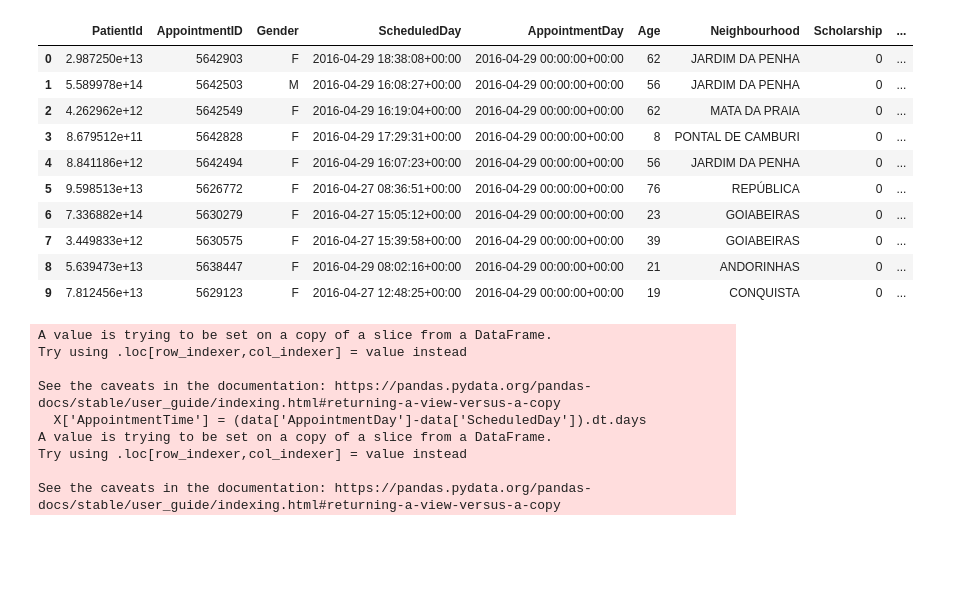
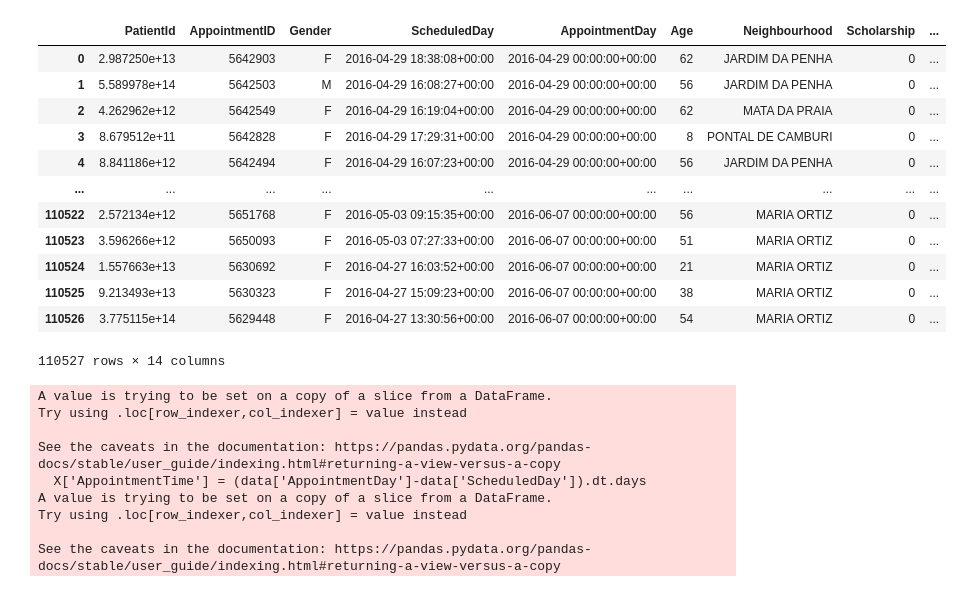
Before and after one commit to AMOGHA1140/24074032_CSOC_IG, a Jupyter notebook: vanilla_neural_networks/my_model.ipynb, the cells around one changed output. Drawn from its saved outputs; the diff is of its cells as text; code cells hidden in the pictures; blank space fills up the shorter version.

```diff
--- a/vanilla_neural_networks/my_model.ipynb
+++ b/vanilla_neural_networks/my_model.ipynb
@@ -8,17 +8,19 @@ from sklearn.preprocessing import StandardScaler
 # %%
 data = pd.read_csv("./dataset.csv", parse_dates=['ScheduledDay', 'AppointmentDay'])
 # %%
-data.head(10)
+data
 # %% [output]
 |  | PatientId | AppointmentID | Gender | ScheduledDay | AppointmentDay | Age | Neighbourhood | Scholarship | ... |
 | 0 | 2.987250e+13 | 5642903 | F | 2016-04-29 18:38:08+00:00 | 2016-04-29 00:00:00+00:00 | 62 | JARDIM DA PENHA | 0 | ... |
 | 1 | 5.589978e+14 | 5642503 | M | 2016-04-29 16:08:27+00:00 | 2016-04-29 00:00:00+00:00 | 56 | JARDIM DA PENHA | 0 | ... |
 | 2 | 4.262962e+12 | 5642549 | F | 2016-04-29 16:19:04+00:00 | 2016-04-29 00:00:00+00:00 | 62 | MATA DA PRAIA | 0 | ... |
 | 3 | 8.679512e+11 | 5642828 | F | 2016-04-29 17:29:31+00:00 | 2016-04-29 00:00:00+00:00 | 8 | PONTAL DE CAMBURI | 0 | ... |
 | 4 | 8.841186e+12 | 5642494 | F | 2016-04-29 16:07:23+00:00 | 2016-04-29 00:00:00+00:00 | 56 | JARDIM DA PENHA | 0 | ... |
-| 5 | 9.598513e+13 | 5626772 | F | 2016-04-27 08:36:51+00:00 | 2016-04-29 00:00:00+00:00 | 76 | REPÚBLICA | 0 | ... |
-| 6 | 7.336882e+14 | 5630279 | F | 2016-04-27 15:05:12+00:00 | 2016-04-29 00:00:00+00:00 | 23 | GOIABEIRAS | 0 | ... |
-| 7 | 3.449833e+12 | 5630575 | F | 2016-04-27 15:39:58+00:00 | 2016-04-29 00:00:00+00:00 | 39 | GOIABEIRAS | 0 | ... |
-| 8 | 5.639473e+13 | 5638447 | F | 2016-04-29 08:02:16+00:00 | 2016-04-29 00:00:00+00:00 | 21 | ANDORINHAS | 0 | ... |
-| 9 | 7.812456e+13 | 5629123 | F | 2016-04-27 12:48:25+00:00 | 2016-04-29 00:00:00+00:00 | 19 | CONQUISTA | 0 | ... |
+| ... | ... | ... | ... | ... | ... | ... | ... | ... | ... |
+| 110522 | 2.572134e+12 | 5651768 | F | 2016-05-03 09:15:35+00:00 | 2016-06-07 00:00:00+00:00 | 56 | MARIA ORTIZ | 0 | ... |
+| 110523 | 3.596266e+12 | 5650093 | F | 2016-05-03 07:27:33+00:00 | 2016-06-07 00:00:00+00:00 | 51 | MARIA ORTIZ | 0 | ... |
+| 110524 | 1.557663e+13 | 5630692 | F | 2016-04-27 16:03:52+00:00 | 2016-06-07 00:00:00+00:00 | 21 | MARIA ORTIZ | 0 | ... |
+| 110525 | 9.213493e+13 | 5630323 | F | 2016-04-27 15:09:23+00:00 | 2016-06-07 00:00:00+00:00 | 38 | MARIA ORTIZ | 0 | ... |
+| 110526 | 3.775115e+14 | 5629448 | F | 2016-04-27 13:30:56+00:00 | 2016-06-07 00:00:00+00:00 | 54 | MARIA ORTIZ | 0 | ... |
+110527 rows × 14 columns
 # %%
```
Also changed, not shown: parts of 17 cells of this notebook, 4 other files.
